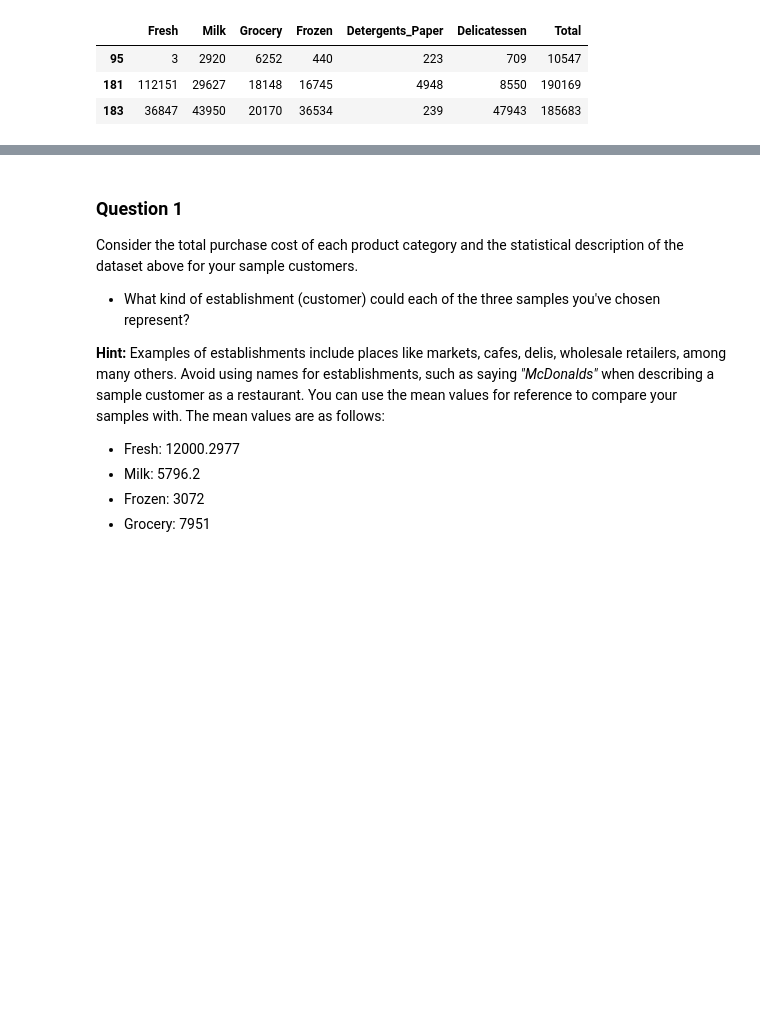
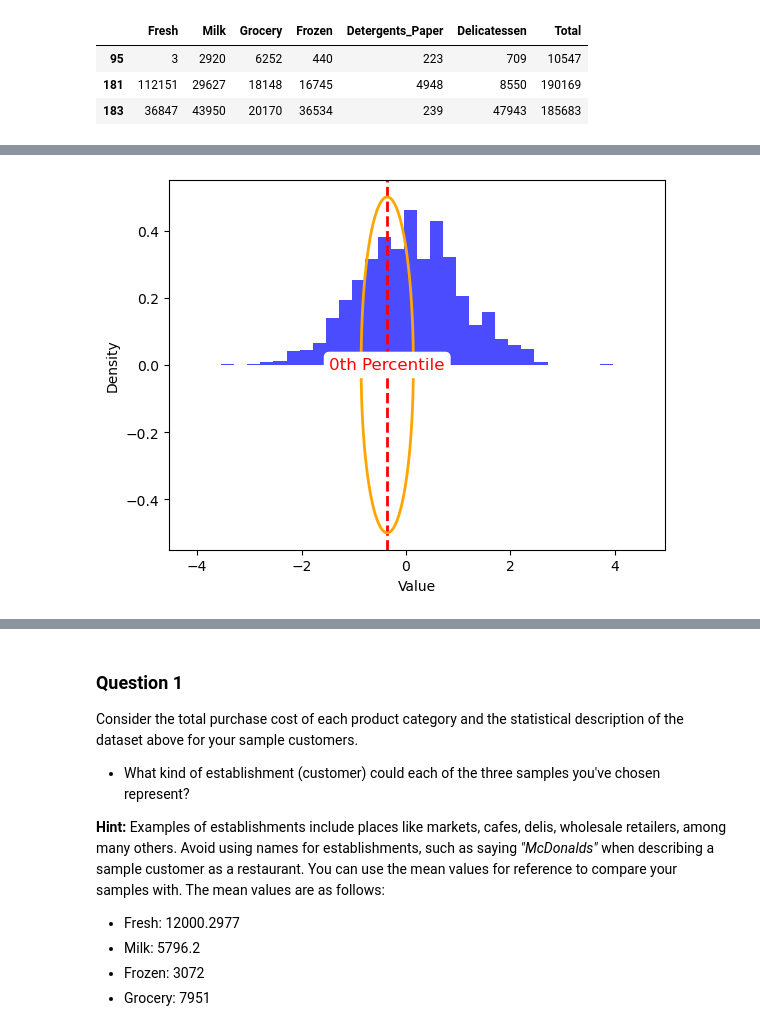
Before and after one commit to itosi/Creating_Customer_Segments, a Jupyter notebook: customer_segments.ipynb, the cells around one changed output, grey strips where cells are left out. Cells and saved outputs as stored; diff of their text form; code cells hidden in the pictures; blank space fills up the shorter version.

```diff
--- a/customer_segments.ipynb
+++ b/customer_segments.ipynb
@@ -157,0 +156,38 @@ for b in range(3):
+# %%
+import numpy as np
+import matplotlib.pyplot as plt
+import matplotlib.patches as patches
+
+# Create a sample data distribution
+data = np.random.normal(loc=0, scale=1, size=1000)
+
+# Define the value to mark on the gauge (e.g., 34th percentile)
+target_value = np.percentile(data, 34)
+
+# Create a histogram to visualize the distribution
+plt.hist(data, bins=30, density=True, alpha=0.7, color='blue')
+
+# Create a vertical line to represent the target value
+plt.axvline(x=target_value, color='red', linestyle='--', linewidth=2)
+
+# Create a gauge plot around the target value
+gauge_radius = 0.5
+theta = np.linspace(0, 2 * np.pi, 100)
+x = gauge_radius * np.cos(theta) + target_value
+y = gauge_radius * np.sin(theta)
+
+plt.plot(x, y, color='orange', linewidth=2)
+
+# Add a circular gauge label
+plt.text(target_value, 0, f'{int(np.percentile(data, 34))}th Percentile', color='red',
+         ha='center', va='center', fontsize=12, bbox=dict(facecolor='white', edgecolor='white', boxstyle='round,pad=0.3'))
+
+# Set plot limits and labels
+plt.xlim([min(data) - 1, max(data) + 1])
+plt.xlabel('Value')
+plt.ylabel('Density')
+
+# Display the plot
+plt.show()
+# %% [output]
+[figure, added]
```
Also changed, not shown: parts of 6 cells of this notebook.
